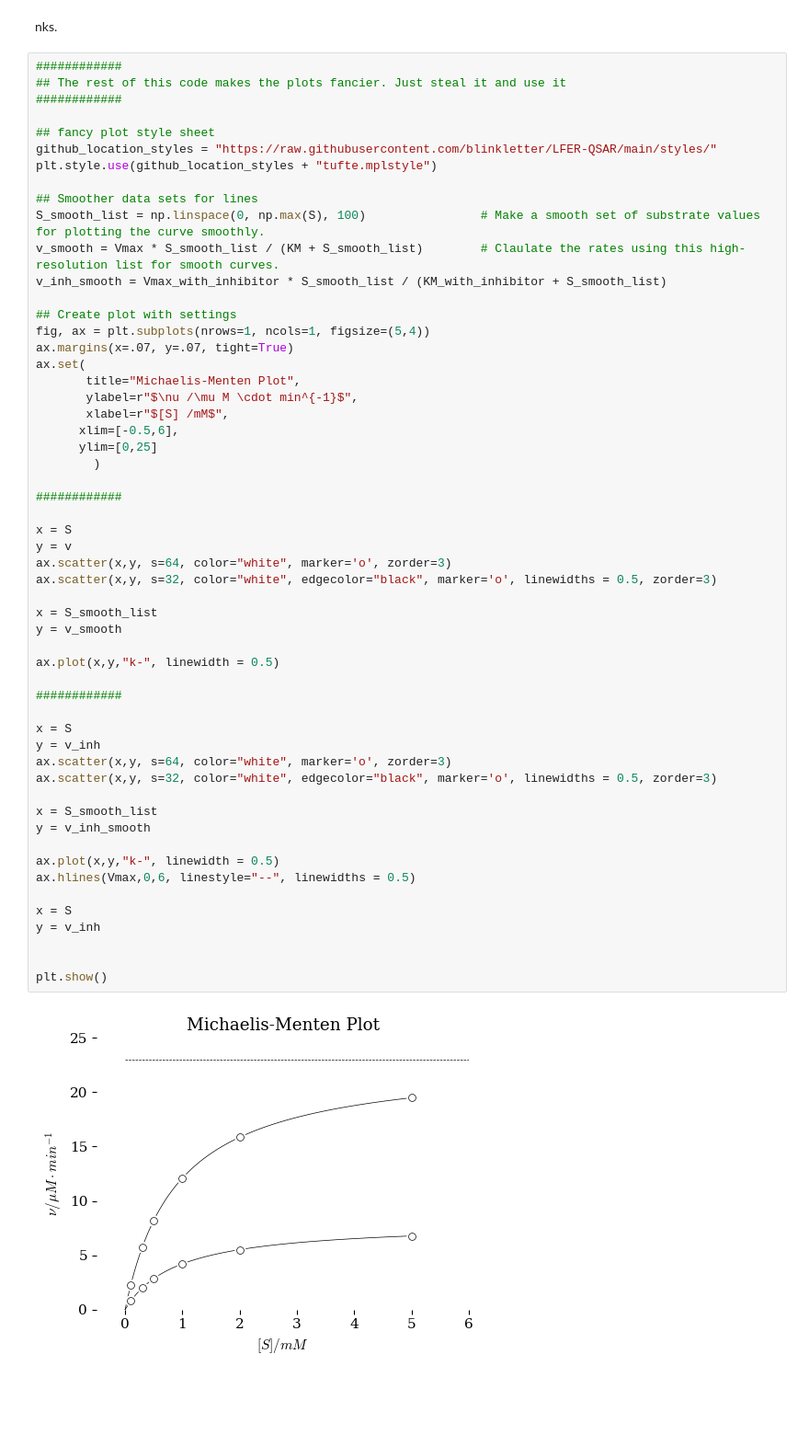
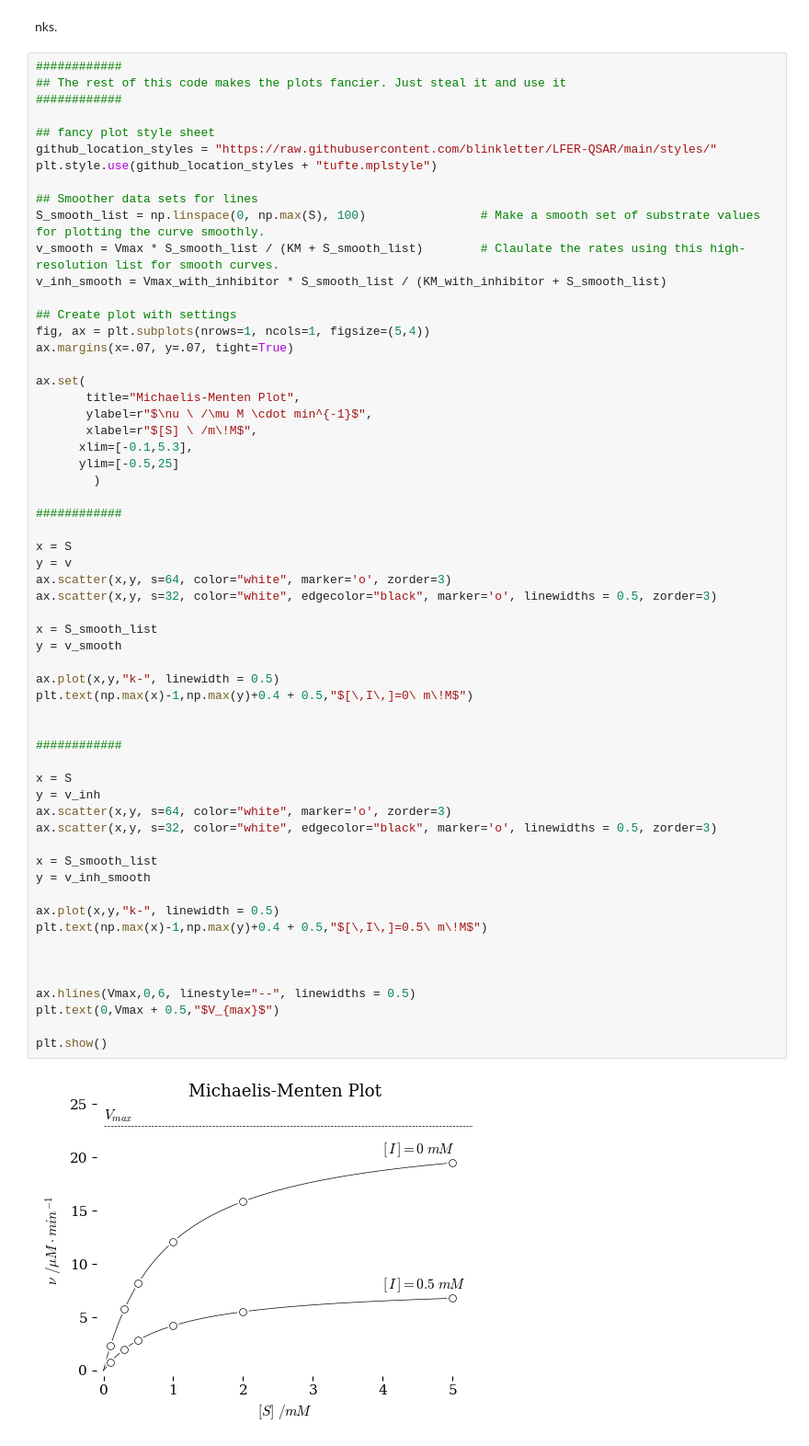
Before and after one commit to blinkletter/3530Biochem, a Jupyter notebook: MM_Intro.ipynb, the cells around one changed output. Shown: that part at 92% size. Drawn from its saved outputs; the diff is of its cells as text; blank space fills up the shorter version.

```diff
--- a/MM_Intro.ipynb
+++ b/MM_Intro.ipynb
@@ -96,46 +96,50 @@ v_inh_smooth = Vmax_with_inhibitor * S_smooth_list / (KM_with_inhibitor + S_smoo
 ## Create plot with settings
 fig, ax = plt.subplots(nrows=1, ncols=1, figsize=(5,4))
 ax.margins(x=.07, y=.07, tight=True)
+
 ax.set(
        title="Michaelis-Menten Plot",
-       ylabel=r"$\nu /\mu M \cdot min^{-1}$",
-       xlabel=r"$[S] /mM$",
-      xlim=[-0.5,6],
-      ylim=[0,25]
+       ylabel=r"$\nu \ /\mu M \cdot min^{-1}$",
+       xlabel=r"$[S] \ /m\!M$",
+      xlim=[-0.1,5.3],
+      ylim=[-0.5,25]
         )
 
 ############
 
 x = S
 y = v
 ax.scatter(x,y, s=64, color="white", marker='o', zorder=3)
 ax.scatter(x,y, s=32, color="white", edgecolor="black", marker='o', linewidths = 0.5, zorder=3)
 
 x = S_smooth_list
 y = v_smooth
 
 ax.plot(x,y,"k-", linewidth = 0.5)
+plt.text(np.max(x)-1,np.max(y)+0.4 + 0.5,"$[\,I\,]=0\ m\!M$")
+
 
 ############
 
 x = S
 y = v_inh
 ax.scatter(x,y, s=64, color="white", marker='o', zorder=3)
 ax.scatter(x,y, s=32, color="white", edgecolor="black", marker='o', linewidths = 0.5, zorder=3)
 
 x = S_smooth_list
 y = v_inh_smooth
 
 ax.plot(x,y,"k-", linewidth = 0.5)
-ax.hlines(Vmax,0,6, linestyle="--", linewidths = 0.5)
-
-x = S
-y = v_inh
+plt.text(np.max(x)-1,np.max(y)+0.4 + 0.5,"$[\,I\,]=0.5\ m\!M$")
 
 
+
+ax.hlines(Vmax,0,6, linestyle="--", linewidths = 0.5)
+plt.text(0,Vmax + 0.5,"$V_{max}$")
+
 plt.show()
 # %% [output]
-[figure, old version]
+[figure, new version]
 # %%
 ############
 ## The rest of this code makes the plots fancier. Just steal it and use it
```
Also changed, not shown: parts of 1 cell of this notebook, 7 other files.
